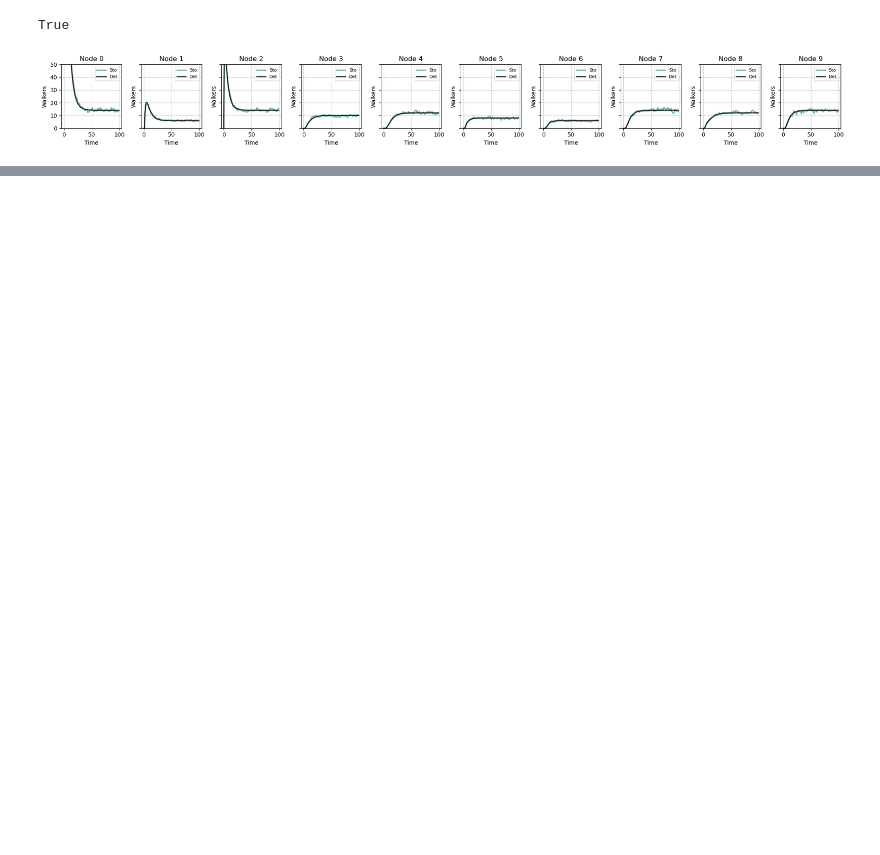
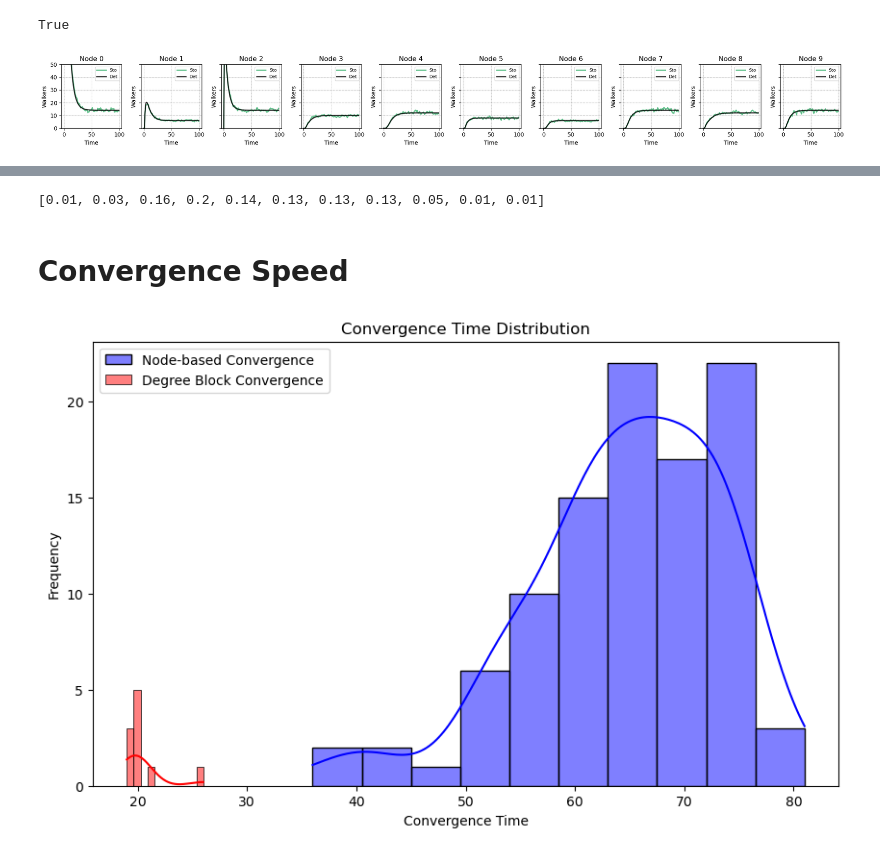
Before and after one commit to nmoghaddas19/PHYS-7335, a Jupyter notebook: random_walks/code.ipynb, the cells around one changed output, grey strips where cells are left out. Cells and saved outputs as stored; diff of their text form; code cells hidden in the pictures; blank space fills up the shorter version.

```diff
--- a/random_walks/code.ipynb
+++ b/random_walks/code.ipynb
@@ -763,0 +820,37 @@ plt.show()
+# %%
+pk = dict(sorted(Counter(dict(er_network.degree()).values()).items()))
+pks = [pk[k]/len(er_network.nodes()) for k in pk.keys()]
+pks
+# %% [output]
+[0.01, 0.03, 0.16, 0.2, 0.14, 0.13, 0.13, 0.13, 0.05, 0.01, 0.01]
+# %% [markdown]
+# Convergence Speed
+# %%
+def converged(x, threshold=0.01):
+    for i in range(9, len(x)):
+        if all(abs(x[i] - x[i-j]) < threshold for j in range(1, 10)):
+            return i
+    return -1
+# %%
+convergence_wi_corr = [converged(x) for x in wi_corr.values()]
+convergence_wk_corr = [converged(x) for x in wk_corr.values()]
+# %%
+import seaborn as sns
+
+import matplotlib.pyplot as plt
+
+# Plot histograms with kernel density estimates
+plt.figure(figsize=(10, 6))
+sns.histplot(convergence_wi_corr, kde=True, color='blue', label='Node-based Convergence')
+sns.histplot(convergence_wk_corr, kde=True, color='red', label='Degree Block Convergence')
+
+# Add labels and title
+plt.xlabel('Convergence Time')
+plt.ylabel('Frequency')
+plt.title('Convergence Time Distribution')
+plt.legend()
+
+# Show plot
+plt.show()
+# %% [output]
+[figure, added]
```
Also changed, not shown: parts of 28 cells of this notebook.
